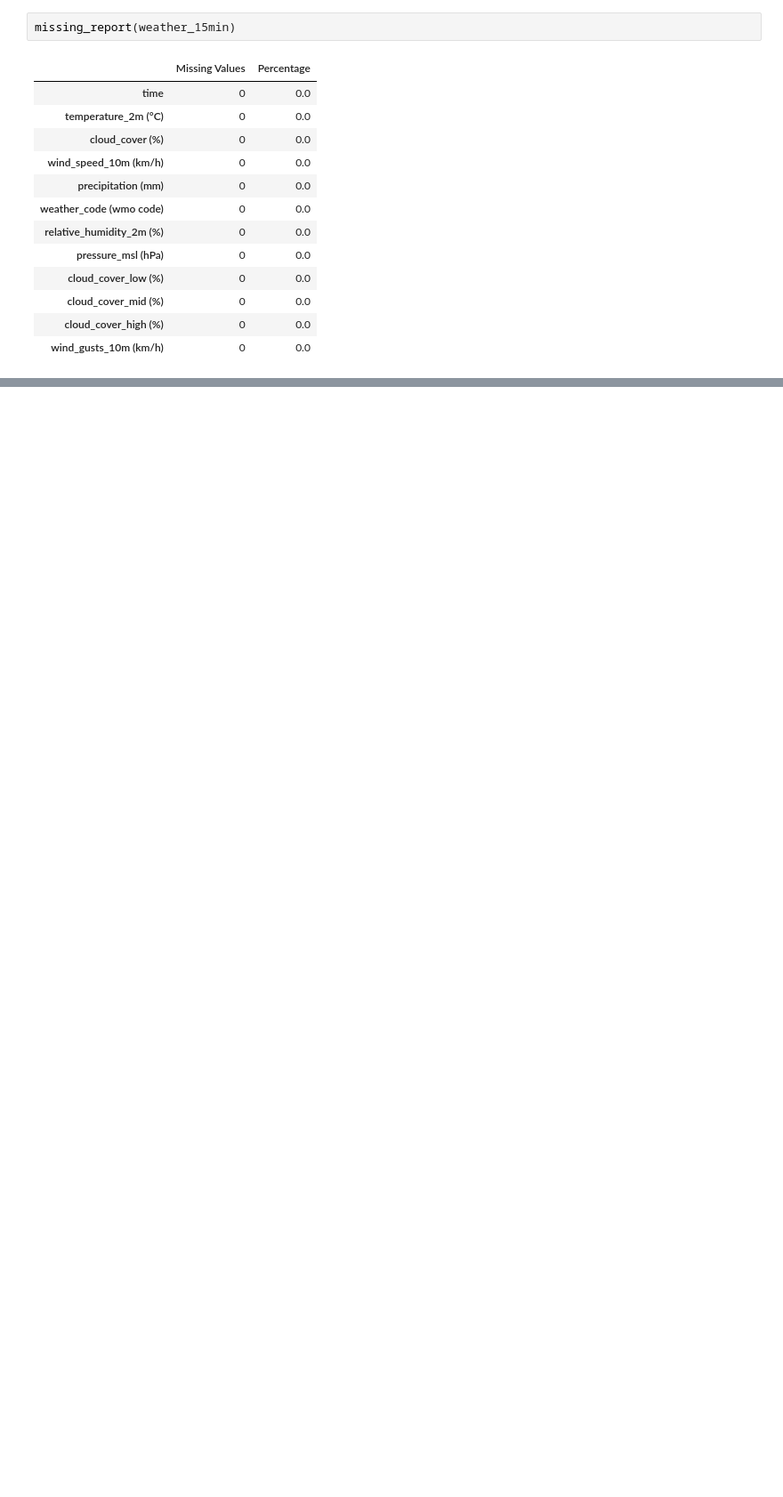
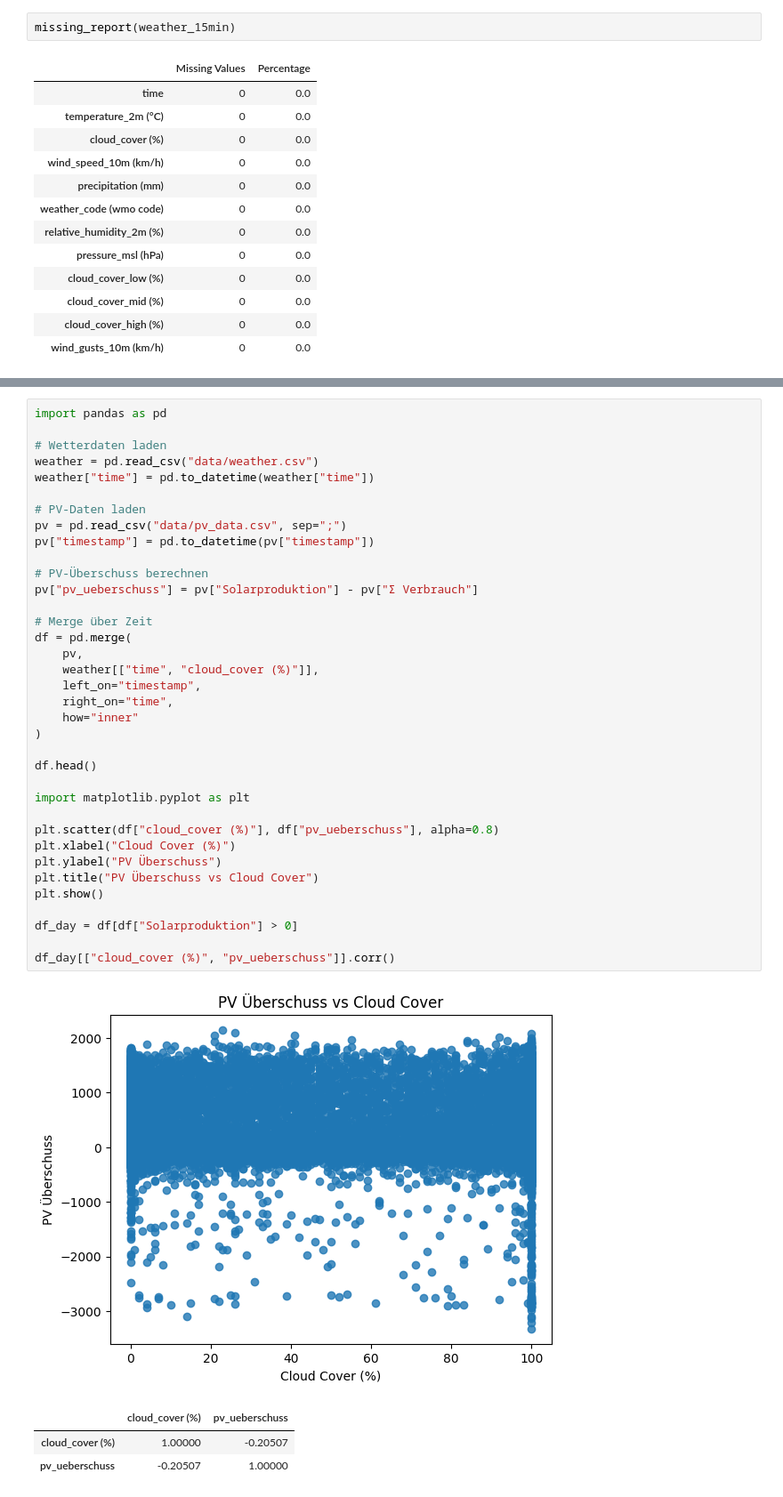
Before and after one commit to Anni075/KI-Project, a Jupyter notebook: missing_value_analysis.ipynb, the cells around one changed output, grey strips where cells are left out. Shown at 89% size. Saved outputs shown, nothing was run; the diff lists cells and outputs as text; blank space fills up the shorter version.

```diff
--- a/missing_value_analysis.ipynb
+++ b/missing_value_analysis.ipynb
@@ -171,0 +174,41 @@ missing_report(weather_15min)
+# %%
+import pandas as pd
+
+# Wetterdaten laden
+weather = pd.read_csv("data/weather.csv")
+weather["time"] = pd.to_datetime(weather["time"])
+
+# PV-Daten laden
+pv = pd.read_csv("data/pv_data.csv", sep=";")
+pv["timestamp"] = pd.to_datetime(pv["timestamp"])
+
+# PV-Überschuss berechnen
+pv["pv_ueberschuss"] = pv["Solarproduktion"] - pv["Σ Verbrauch"]
+
+# Merge über Zeit
+df = pd.merge(
+    pv,
+    weather[["time", "cloud_cover (%)"]],
+    left_on="timestamp",
+    right_on="time",
+    how="inner"
+)
+
+df.head()
+
+import matplotlib.pyplot as plt
+
+plt.scatter(df["cloud_cover (%)"], df["pv_ueberschuss"], alpha=0.8)
+plt.xlabel("Cloud Cover (%)")
+plt.ylabel("PV Überschuss")
+plt.title("PV Überschuss vs Cloud Cover")
+plt.show()
+
+df_day = df[df["Solarproduktion"] > 0]
+
+df_day[["cloud_cover (%)", "pv_ueberschuss"]].corr()
+# %% [output]
+[figure, added]
+|  | cloud_cover (%) | pv_ueberschuss |
+| cloud_cover (%) | 1.00000 | -0.20507 |
+| pv_ueberschuss | -0.20507 | 1.00000 |
```
Also changed, not shown: parts of 7 cells of this notebook, 1 other file.
